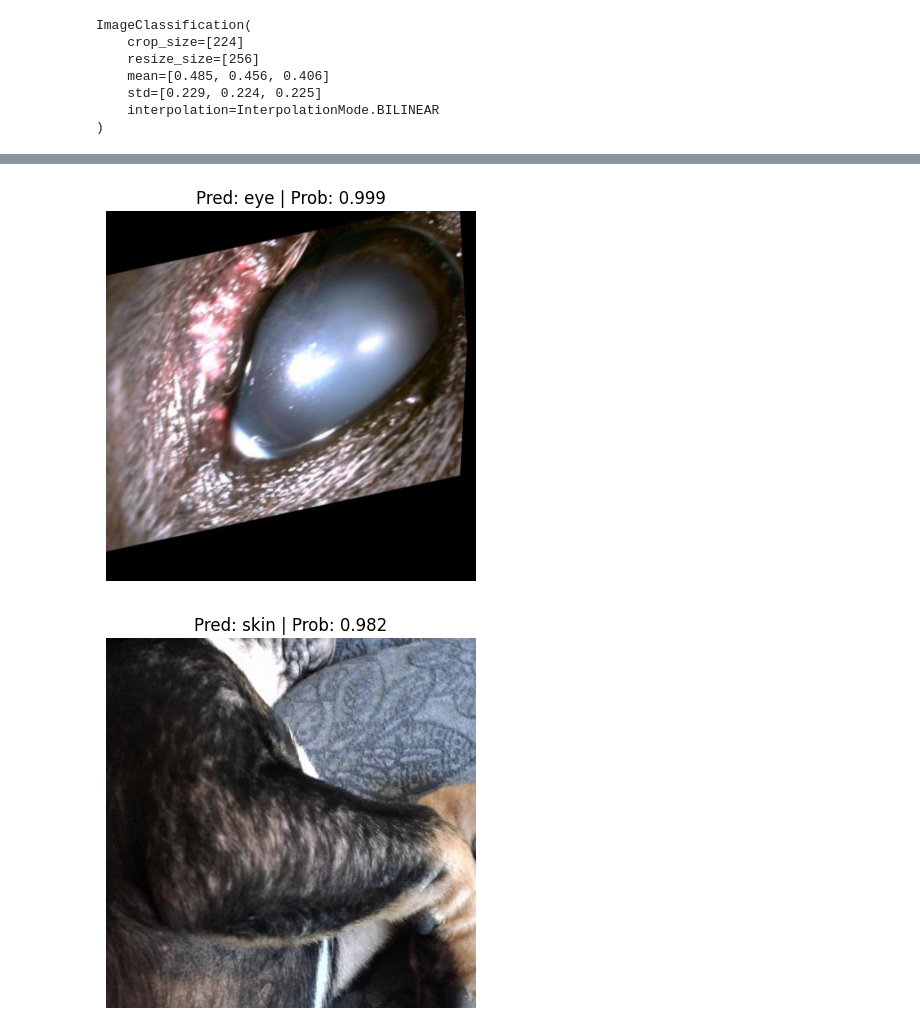
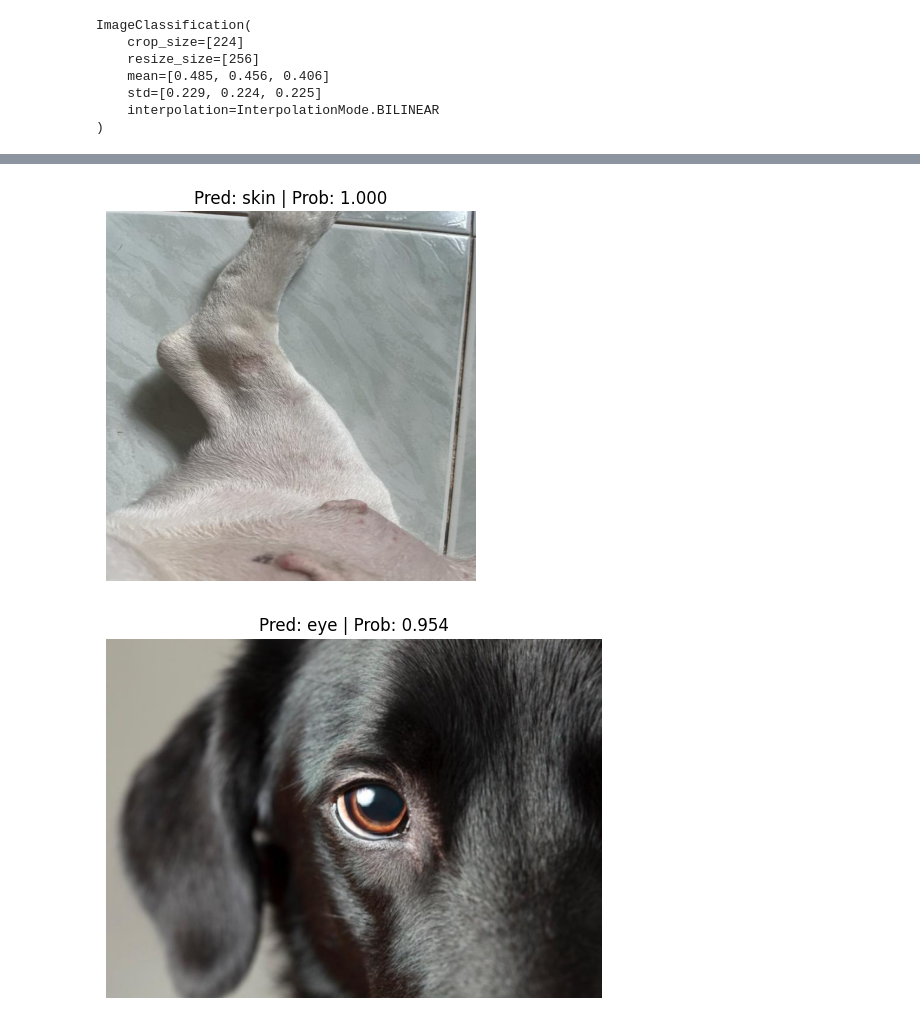
Before and after one commit to chamidiPerera/Project-C.A.R.E., a Jupyter notebook: backend/models/vit/detection/pretrainedModel/pretrainModel.ipynb, the cells around one changed output, grey strips where cells are left out. Saved outputs shown, nothing was run; the diff lists cells and outputs as text; code cells hidden in the pictures.

```diff
--- a/backend/models/vit/detection/pretrainedModel/pretrainModel.ipynb
+++ b/backend/models/vit/detection/pretrainedModel/pretrainModel.ipynb
@@ -26,7 +26,7 @@ for parameter in pretrained_vit.parameters():
     parameter.requires_grad = False
 
 # 4. Change the classifier head
-class_names = ['Eys','Skin']
+class_names = ['eye', 'skin']
 
 set_seeds()
 pretrained_vit.heads = nn.Linear(in_features=768, out_features=len(class_names)).to(device)
@@ -62,8 +62,8 @@ Estimated Total Size (MB): 3579.20
 ============================================================================================================================================
 # %%
 # Setup directory paths to train and test images
-train_dir = '/Users/chamidiperera/Documents/Care/careBackEnd/Eye & Skin/train'
-test_dir = '/Users/chamidiperera/Documents/Care/careBackEnd/Eye & Skin/test'
+train_dir = '/Users/chamidiperera/Documents/FYP Codes/datasets/SkinAndEye/augmentedImages/train'
+test_dir = '/Users/chamidiperera/Documents/FYP Codes/datasets/SkinAndEye/augmentedImages/test'
 # %%
 # Get automatic transforms from pretrained ViT weights
 pretrained_vit_transforms = pretrained_vit_weights.transforms()
@@ -164,24 +188,24 @@ import requests
 from going_modular.going_modular.predictions import pred_and_plot_image
 
 # Setup custom image path
-custom_image_path = "/Users/chamidiperera/Documents/Care/careBackEnd/Eye & Skin/valid/eye/crop_D5_34d53bb1-60a5-11ec-8402-0a7404972c70_jpg.rf.02164707d543637f82b68a8924613065.jpg"
+custom_image_path = "/Users/chamidiperera/Documents/FYP Codes/Care/backend/models/vit/detection/pretrainedModel/skin.jpg"
 
 # Predict on custom image
 pred_and_plot_image(model=pretrained_vit,
                     image_path=custom_image_path,
                     class_names=class_names)
 # %% [output]
-[figure, old version]
+[figure, new version]
 # %%
 # Import function to make predictions on images and plot them
 from going_modular.going_modular.predictions import pred_and_plot_image
 
 # Setup custom image path
-custom_image_path = "/Users/chamidiperera/Documents/Care/careBackEnd/Eye & Skin/valid/skin/1198_jpg.rf.f3813906dbaf3af2dafdf544b4c19f21.jpg"
+custom_image_path = "/Users/chamidiperera/Documents/FYP Codes/Care/backend/models/vit/detection/pretrainedModel/test2.jpeg"
 
 # Predict on custom image
 pred_and_plot_image(model=pretrained_vit,
                     image_path=custom_image_path,
                     class_names=class_names)
 # %% [output]
-[figure, old version]
+[figure, new version]
```
Also changed, not shown: parts of 5 cells of this notebook, 9 other files.
